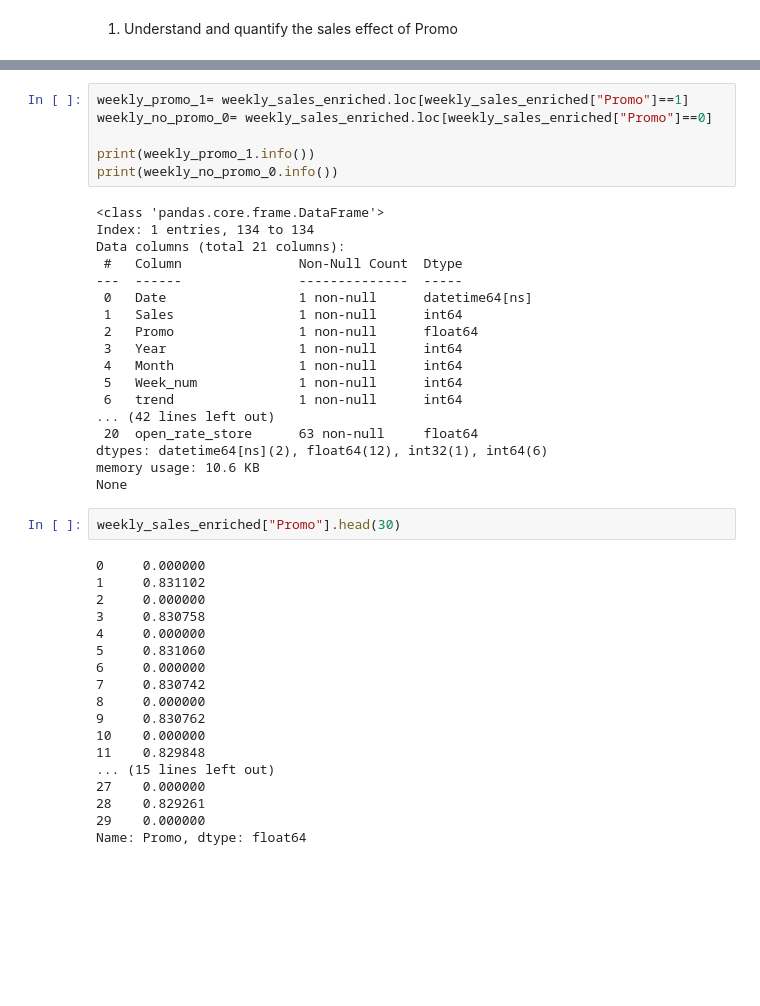
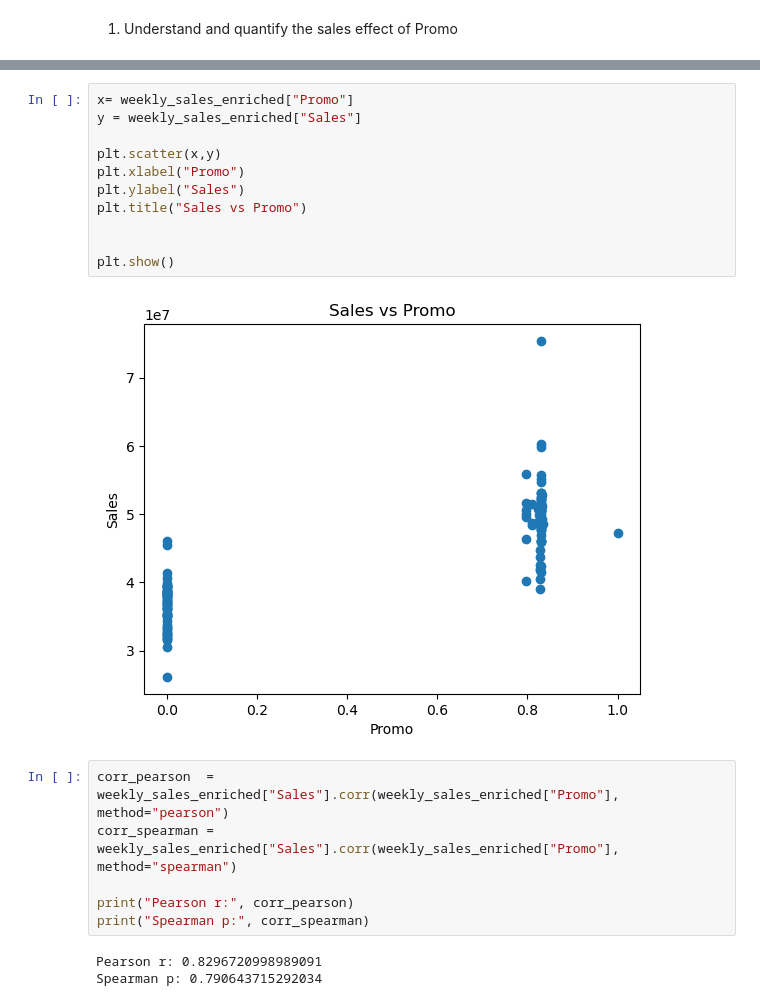
Before and after one commit to diegoferra5/MMMdemo, a Jupyter notebook: notebooks/02_feature_engineering_v1.ipynb, the cells around one changed output, grey strips where cells are left out. Cells and saved outputs as stored; diff of their text form; blank space fills up the shorter version.

Commit message:
promo intensity

```diff
--- a/notebooks/02_feature_engineering_v1.ipynb
+++ b/notebooks/02_feature_engineering_v1.ipynb
@@ -264,44 +276,22 @@ Index(['Date', 'Sales', 'Promo', 'Year', 'Month', 'Week_num', 'trend',
 # %%
-weekly_promo_1= weekly_sales_enriched.loc[weekly_sales_enriched["Promo"]==1]
-weekly_no_promo_0= weekly_sales_enriched.loc[weekly_sales_enriched["Promo"]==0]
+x= weekly_sales_enriched["Promo"]
+y = weekly_sales_enriched["Sales"]
 
-print(weekly_promo_1.info())
-print(weekly_no_promo_0.info())
+plt.scatter(x,y)
+plt.xlabel("Promo")
+plt.ylabel("Sales")
+plt.title("Sales vs Promo")
+
+
+plt.show()
 # %% [output]
-<class 'pandas.core.frame.DataFrame'>
-Index: 1 entries, 134 to 134
-Data columns (total 21 columns):
- #   Column               Non-Null Count  Dtype
----  ------               --------------  -----
- 0   Date                 1 non-null      datetime64[ns]
- 1   Sales                1 non-null      int64
- 2   Promo                1 non-null      float64
- 3   Year                 1 non-null      int64
- 4   Month                1 non-null      int64
- 5   Week_num             1 non-null      int64
- 6   trend                1 non-null      int64
-... (42 lines left out)
- 20  open_rate_store      63 non-null     float64
-dtypes: datetime64[ns](2), float64(12), int32(1), int64(6)
-memory usage: 10.6 KB
-None
+[figure, added]
-# %%
-weekly_sales_enriched["Promo"].head(30)
-# %% [output]
-0     0.000000
-1     0.831102
-2     0.000000
-3     0.830758
-4     0.000000
-5     0.831060
-6     0.000000
-7     0.830742
-8     0.000000
-9     0.830762
-10    0.000000
-11    0.829848
-... (15 lines left out)
-27    0.000000
-28    0.829261
-29    0.000000
-Name: Promo, dtype: float64
+# %%
+corr_pearson  = weekly_sales_enriched["Sales"].corr(weekly_sales_enriched["Promo"], method="pearson")
+corr_spearman = weekly_sales_enriched["Sales"].corr(weekly_sales_enriched["Promo"], method="spearman")
+
+print("Pearson r:", corr_pearson)
+print("Spearman p:", corr_spearman)
+# %% [output]
+Pearson r: 0.8296720998989091
+Spearman p: 0.790643715292034
```
Also changed, not shown: parts of 9 cells of this notebook.
